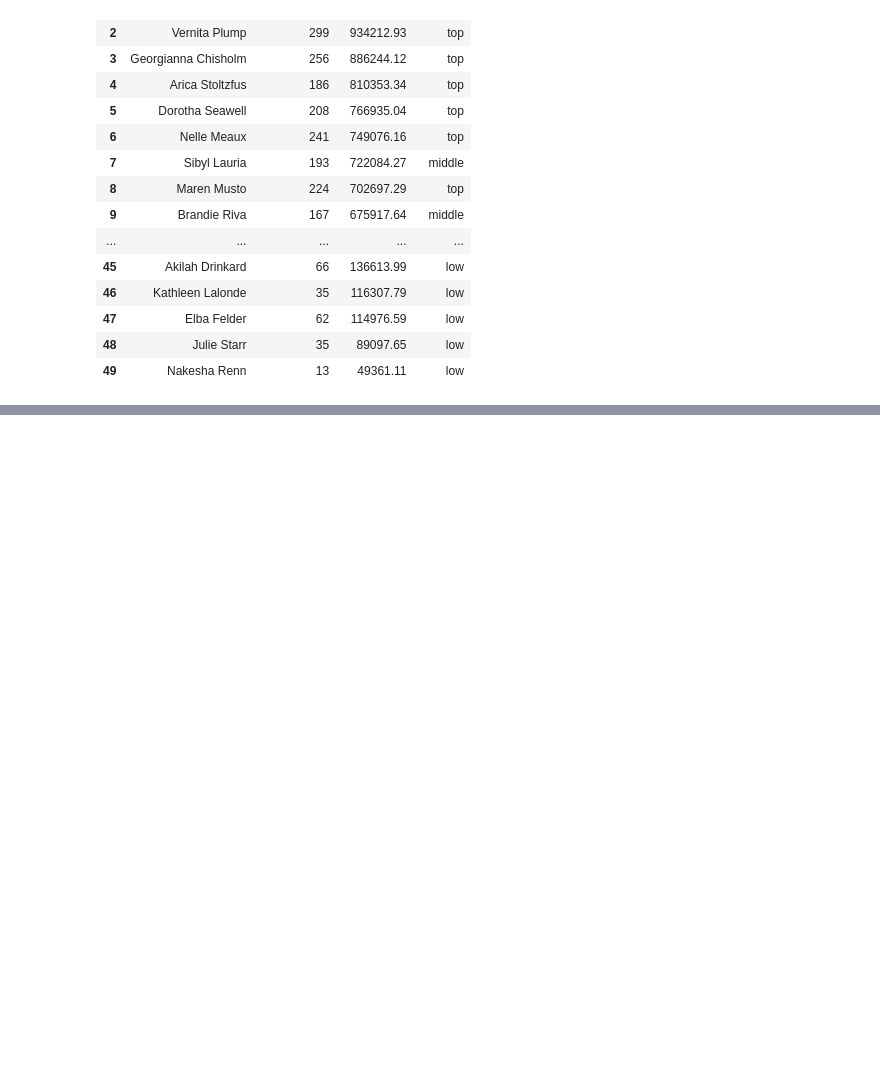
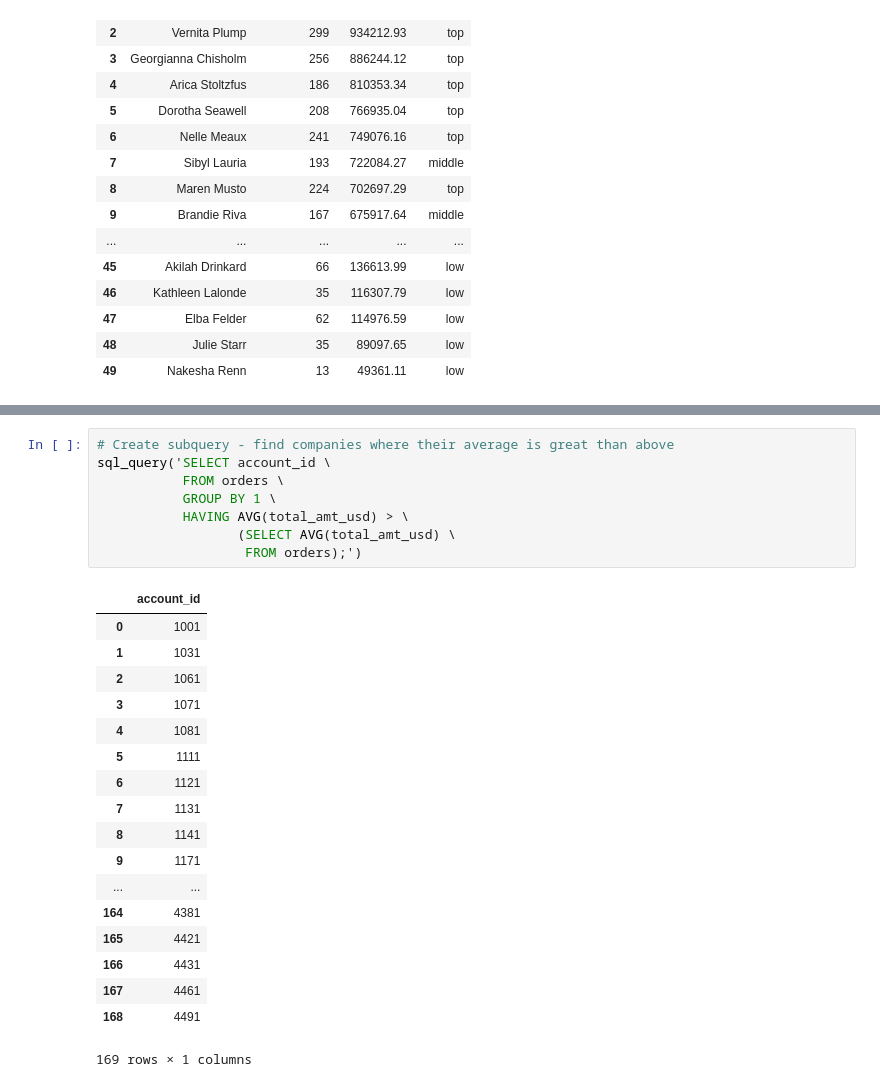
Before and after one commit to rebeccaebarnes/SQL-Practice, a Jupyter notebook: sql_practice.ipynb, the cells around one changed output, grey strips where cells are left out. Cells and saved outputs as stored; diff of their text form; blank space fills up the shorter version.

```diff
--- a/sql_practice.ipynb
+++ b/sql_practice.ipynb
@@ -2454,0 +2823,27 @@ sql_query('SELECT r.name rep, \
+# %%
+# Create subquery - find companies where their average is great than above
+sql_query('SELECT account_id \
+           FROM orders \
+           GROUP BY 1 \
+           HAVING AVG(total_amt_usd) > \
+                  (SELECT AVG(total_amt_usd) \
+                   FROM orders);')
+# %% [output]
+|  | account_id |
+| 0 | 1001 |
+| 1 | 1031 |
+| 2 | 1061 |
+| 3 | 1071 |
+| 4 | 1081 |
+| 5 | 1111 |
+| 6 | 1121 |
+| 7 | 1131 |
+| 8 | 1141 |
+| 9 | 1171 |
+| ... | ... |
+| 164 | 4381 |
+| 165 | 4421 |
+| 166 | 4431 |
+| 167 | 4461 |
+| 168 | 4491 |
+169 rows × 1 columns
```
Also changed, not shown: parts of 33 cells of this notebook.
